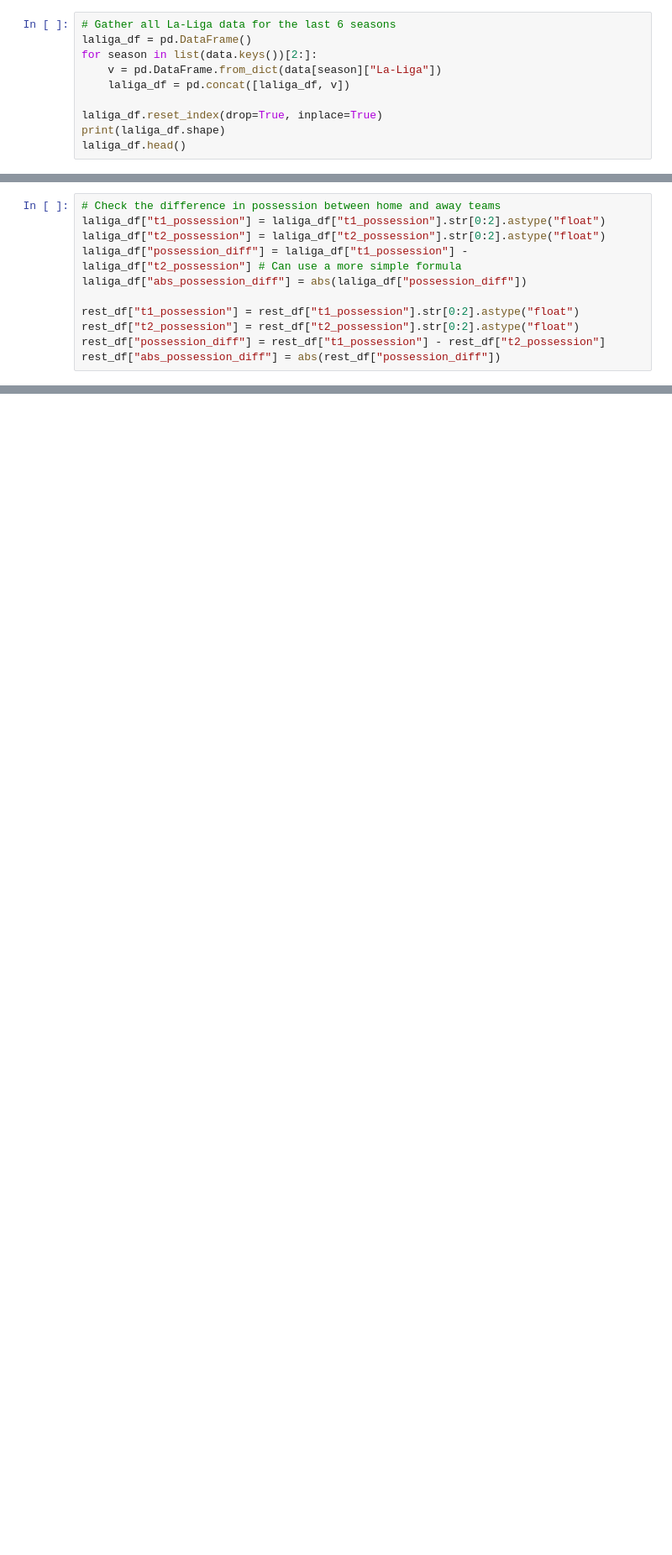
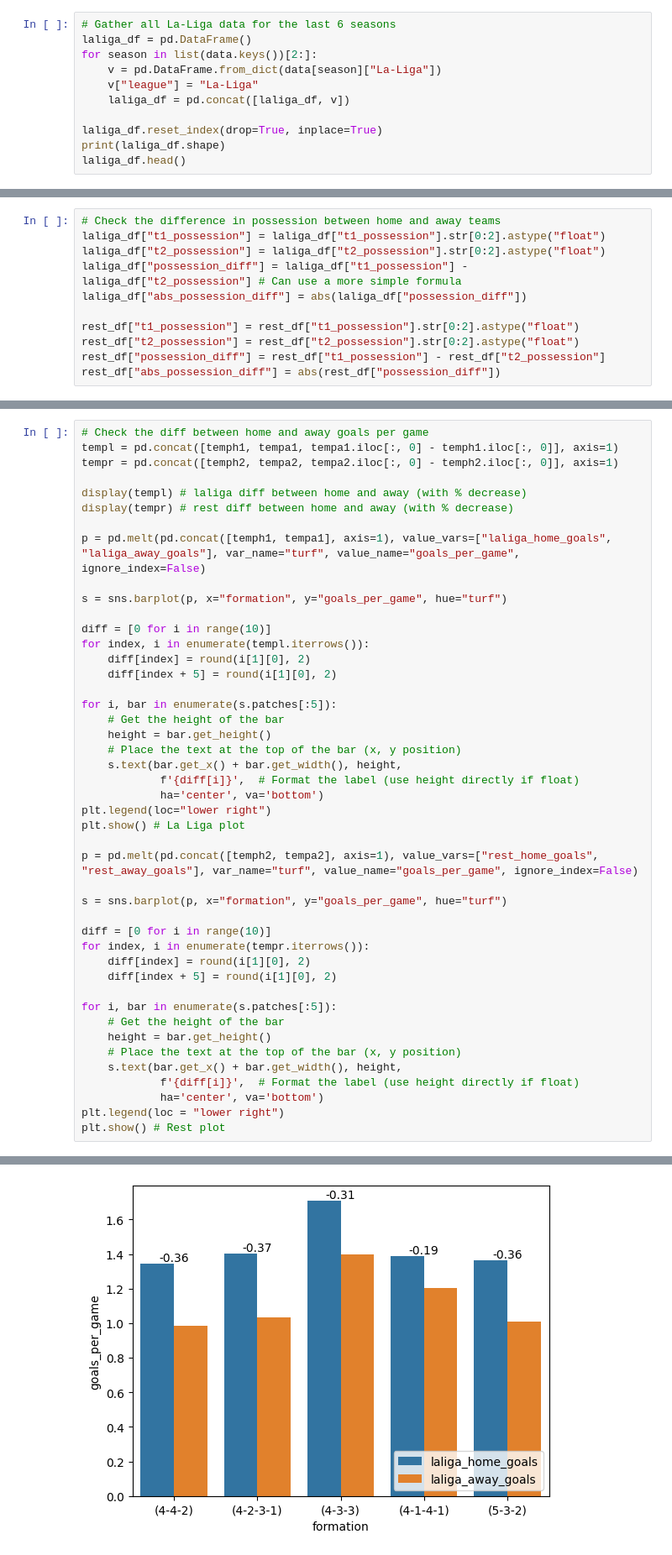
Before and after one commit to esenbora/sporg_proj_1, a Jupyter notebook: EDA.ipynb, the cells around one changed output, grey strips where cells are left out. Shown: that part at 84% size. Cells and saved outputs as stored; diff of their text form; blank space fills up the shorter version.

```diff
--- a/EDA.ipynb
+++ b/EDA.ipynb
@@ -209,6 +210,7 @@ with open("data/league-fixture/big_fixture_data.json") as file:
 laliga_df = pd.DataFrame()
 for season in list(data.keys())[2:]:
     v = pd.DataFrame.from_dict(data[season]["La-Liga"])
+    v["league"] = "La-Liga"
     laliga_df = pd.concat([laliga_df, v])
 
 laliga_df.reset_index(drop=True, inplace=True)
@@ -445,0 +651,46 @@ laliga_df["t2_shots"].head()
+# %%
+# Check the diff between home and away goals per game
+templ = pd.concat([temph1, tempa1, tempa1.iloc[:, 0] - temph1.iloc[:, 0]], axis=1)
+tempr = pd.concat([temph2, tempa2, tempa2.iloc[:, 0] - temph2.iloc[:, 0]], axis=1)
+
+display(templ) # laliga diff between home and away (with % decrease)
+display(tempr) # rest diff between home and away (with % decrease)
+
+p = pd.melt(pd.concat([temph1, tempa1], axis=1), value_vars=["laliga_home_goals", "laliga_away_goals"], var_name="turf", value_name="goals_per_game", ignore_index=False)
+
+s = sns.barplot(p, x="formation", y="goals_per_game", hue="turf")
+
+diff = [0 for i in range(10)]
+for index, i in enumerate(templ.iterrows()):
+    diff[index] = round(i[1][0], 2)
+    diff[index + 5] = round(i[1][0], 2)
+
+for i, bar in enumerate(s.patches[:5]):
+    # Get the height of the bar
+    height = bar.get_height()
+    # Place the text at the top of the bar (x, y position)
+    s.text(bar.get_x() + bar.get_width(), height,
+            f'{diff[i]}',  # Format the label (use height directly if float)
+            ha='center', va='bottom')
+plt.legend(loc="lower right")
+plt.show() # La Liga plot
+
+p = pd.melt(pd.concat([temph2, tempa2], axis=1), value_vars=["rest_home_goals", "rest_away_goals"], var_name="turf", value_name="goals_per_game", ignore_index=False)
+
+s = sns.barplot(p, x="formation", y="goals_per_game", hue="turf")
+
+diff = [0 for i in range(10)]
+for index, i in enumerate(tempr.iterrows()):
+    diff[index] = round(i[1][0], 2)
+    diff[index + 5] = round(i[1][0], 2)
+
+for i, bar in enumerate(s.patches[:5]):
+    # Get the height of the bar
+    height = bar.get_height()
+    # Place the text at the top of the bar (x, y position)
+    s.text(bar.get_x() + bar.get_width(), height,
+            f'{diff[i]}',  # Format the label (use height directly if float)
+            ha='center', va='bottom')
+plt.legend(loc = "lower right")
+plt.show() # Rest plot
+# %% [output]
@@ -445,0 +711 @@ laliga_df["t2_shots"].head()
+[figure, added]
```
Also changed, not shown: parts of 17 cells of this notebook.
